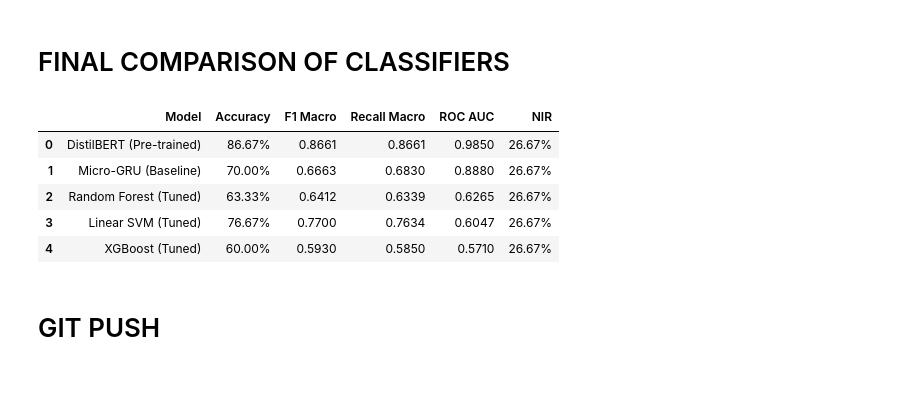
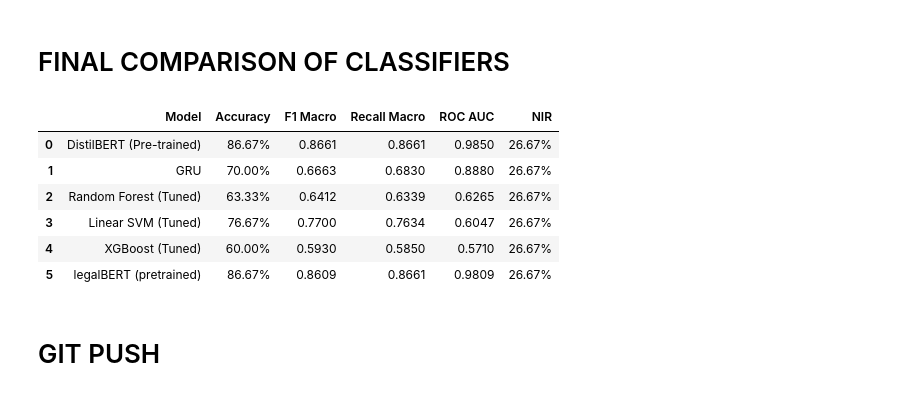
Before and after one commit to saradellacasa/ai_act_RAG_navigator, a Jupyter notebook: ai_act_RAG3.ipynb, the cells around one changed output. Drawn from its saved outputs; the diff is of its cells as text; code cells hidden in the pictures.

```diff
--- a/ai_act_RAG3.ipynb
+++ b/ai_act_RAG3.ipynb
@@ -1954,7 +2298,7 @@ df_compare = pd.DataFrame([
         "NIR": 0.2667
     },
     {
-        "Model": "Micro-GRU (Baseline)",
+        "Model": "GRU",
         "Accuracy": 0.7000,
         "F1 Macro": 0.6663,
         "Recall Macro": 0.6830,
@@ -1976,38 +2320,47 @@ df_compare = pd.DataFrame([
         "Recall Macro": 0.7634,
         "ROC AUC": 0.6047,
         "NIR": 0.2667
     },
     {
         "Model": "XGBoost (Tuned)",
         "Accuracy": 0.6000,
         "F1 Macro": 0.5930,
         "Recall Macro": 0.5850,
         "ROC AUC": 0.5710,
         "NIR": 0.2667
-    }
+    },
+    {
+        "Model": "legalBERT (pretrained)",
+        "Accuracy": 0.8667,
+        "F1 Macro": 0.8609,
+        "Recall Macro": 0.8661,
+        "ROC AUC": 0.9809,
+        "NIR": 0.2667
+     }
 ])
 
 
 cols = ["Model", "Accuracy", "F1 Macro", "Recall Macro", "ROC AUC", "NIR"]
 df_compare = df_compare[cols]
 
 
 format_dict = {
     "Accuracy": "{:.2%}",
     "F1 Macro": "{:.4f}",
     "Recall Macro": "{:.4f}",
     "ROC AUC": "{:.4f}",
     "NIR": "{:.2%}"
 }
 
 display(df_compare.style.format(format_dict))
 # %% [output]
 |  | Model | Accuracy | F1 Macro | Recall Macro | ROC AUC | NIR |
 | 0 | DistilBERT (Pre-trained) | 86.67% | 0.8661 | 0.8661 | 0.9850 | 26.67% |
-| 1 | Micro-GRU (Baseline) | 70.00% | 0.6663 | 0.6830 | 0.8880 | 26.67% |
+| 1 | GRU | 70.00% | 0.6663 | 0.6830 | 0.8880 | 26.67% |
 | 2 | Random Forest (Tuned) | 63.33% | 0.6412 | 0.6339 | 0.6265 | 26.67% |
 | 3 | Linear SVM (Tuned) | 76.67% | 0.7700 | 0.7634 | 0.6047 | 26.67% |
 | 4 | XGBoost (Tuned) | 60.00% | 0.5930 | 0.5850 | 0.5710 | 26.67% |
+| 5 | legalBERT (pretrained) | 86.67% | 0.8609 | 0.8661 | 0.9809 | 26.67% |
 # %% [markdown]
 # GIT PUSH
 # %%
```
Also changed, not shown: parts of 14 cells of this notebook.
